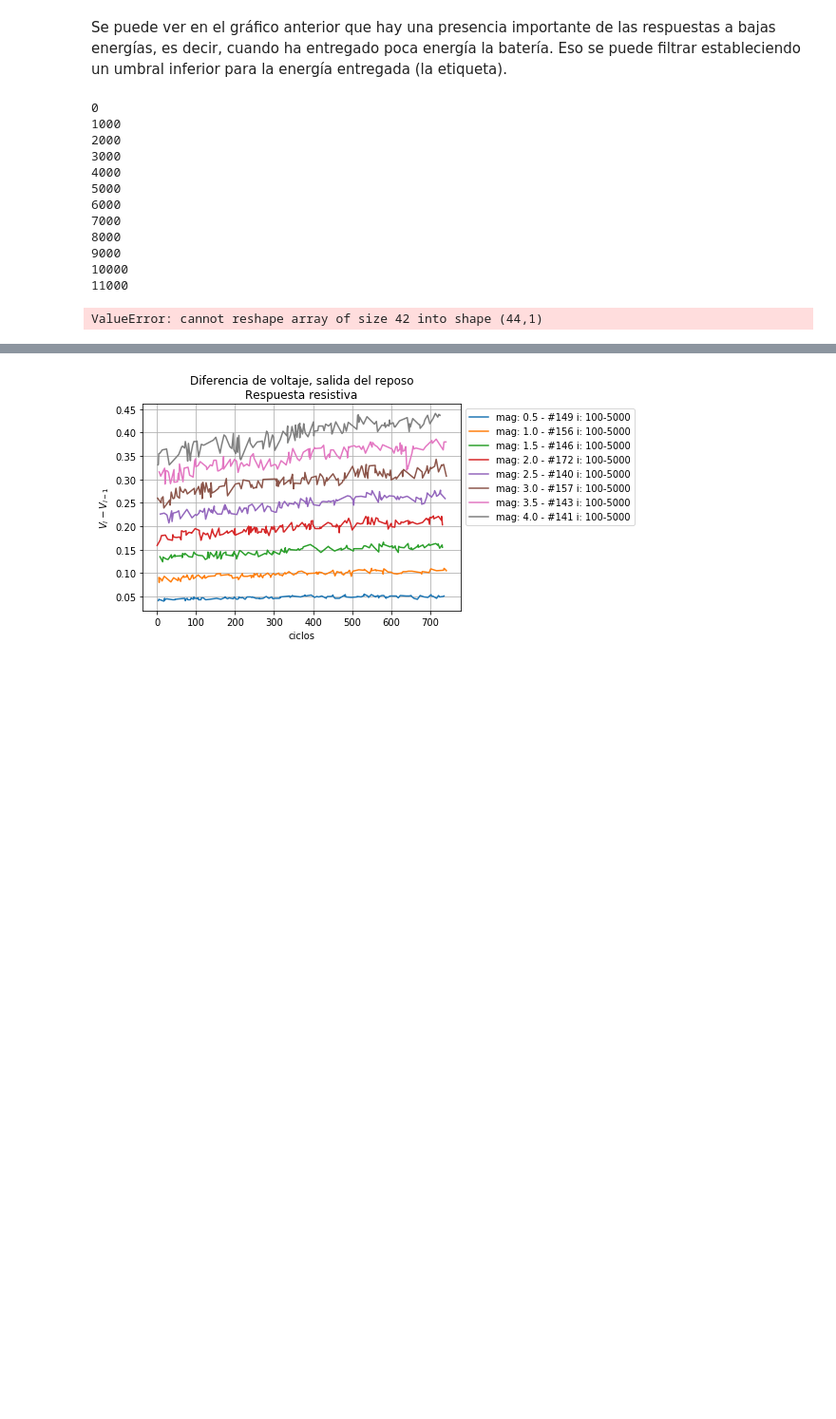
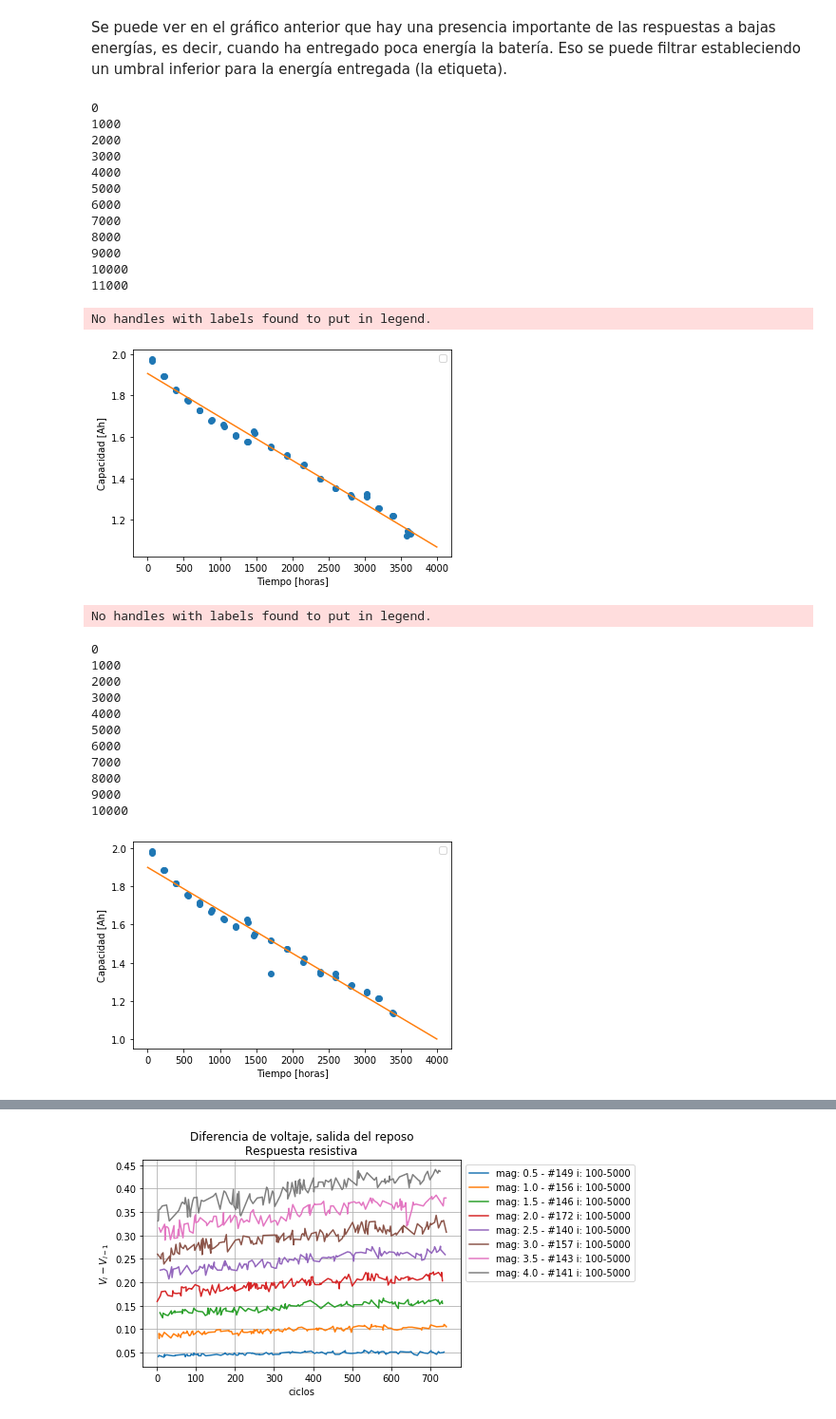
Before and after one commit to MartinVIllesca/Analisis_Baterias, a Jupyter notebook: notebooks/exploracion_cesar_2.ipynb, the cells around one changed output, grey strips where cells are left out. Shown at 95% size. Saved outputs shown, nothing was run; the diff lists cells and outputs as text; code cells hidden in the pictures; blank space fills up the shorter version.

```diff
--- a/notebooks/exploracion_cesar_2.ipynb
+++ b/notebooks/exploracion_cesar_2.ipynb
@@ -755,7 +755,7 @@ def potencia_instantanea_salto(arr_voltaje, arr_corriente, limite=10):
 def ChangeLabel(Data, n):
     maxi = max(Data)
     mini = min(Data)
-    size = max(Data)/n
+    size = maxi/n
     labels = [int((i-mini)/size)+1 for i in Data]
     return labels
 
@@ -854,11 +854,12 @@ df_2["F8"] = np.round(df_2["F7"].values/df_2["Mag_rel"].values,3)
 df_2["F9"] = np.round(df_2["F7"].values/df_2["Mag_rel_abs"].values,3)
 #Cambio de labels para etiquetar
 
-sep = 5
+sep = 8
 df["clase"] = ChangeLabel(df['ciclo'],sep)
 df_2["clase"] = ChangeLabel(df_2["ciclo"],sep)
 
 #print(df["F7"].values/df["Mag_rel"].values)
+#df.values[1393,:]
 df
 # %% [output]
 |  | ciclo | energia | magnitud | media | voltaje | corriente | temperatura | tiempo | temp_ini | ene_total | ... |
@@ -1138,6 +1382,12 @@ a = np.array([1, 2,3, 4,5,6,7,8])
 a = Mean_n(a,3)
 
 np.around(np.median([4,5])+0.1)
+# %%
+from sklearn.neural_network import MLPClassifier
+
+clf = MLPClassifier(solver='lbfgs', alpha=1e-5, hidden_layer_sizes=(5, 2), random_state=1)
+
+clf.fit(data_x, data_y)
 # %%
 from sklearn.preprocessing import LabelBinarizer
 ##Train
@@ -1393,9 +1643,9 @@ for k in t_descarga.keys():
 
 
 
-model_1 = LinearRegression().fit(np.reshape(T,(44,1)), np.reshape(energia_entregada,(44,1)))
+model_1 = LinearRegression().fit(np.reshape(T,(-1,1)), np.reshape(energia_entregada,(-1,1)))
 tt1 = np.arange(0,4000)
-val1 = model_1.predict(np.reshape(tt1,(len(tt1),1)))
+val1 = model_1.predict(np.reshape(tt1,(-1,1)))
 plt.plot(T,energia_entregada,'o',tt1,val1)
 #plt.scatter(T, energia_entregada, label='descarga', facecolor='none', s=88, edgecolors='b', alpha=0.8)
 plt.ylabel('Capacidad [Ah]')
@@ -1411,33 +1661,47 @@ t_descarga_2, v_descarga_2, c_descarga_2, temp_descarga_2, T_descarga_2 = carga_
 
 # integrar la descarga
 energia_entregada_2 = []
 T_2 = []
 for k in t_descarga_2.keys():
     energia_entregada_2.append(sum(c_descarga_2[k]) / 360)
     T_2.append(np.min(t_descarga[k]) / 3600)
 
 
 
-model_2 = LinearRegression().fit(np.reshape(T_2,(len(T_2),1)), np.reshape(energia_entregada_2,(len(energia_entregada_2),1)))
+model_2 = LinearRegression().fit(np.reshape(T_2,(-1,1)), np.reshape(energia_entregada_2,(-1,1)))
 tt2 = np.arange(0,4000)
-val2 = model_2.predict(np.reshape(tt2,(len(tt2),1)))
+val2 = model_2.predict(np.reshape(tt2,(-1,1)))
 plt.plot(T_2,energia_entregada_2,'o',tt2,val2)
 #plt.scatter(T, energia_entregada, label='descarga', facecolor='none', s=88, edgecolors='b', alpha=0.8)
 plt.ylabel('Capacidad [Ah]')
 plt.xlabel('Tiempo [horas]'),
 plt.legend()
 plt.show()
 # %% [output]
 0
 1000
 2000
 3000
 4000
 5000
 6000
 7000
 8000
 9000
 10000
 11000
-ValueError: cannot reshape array of size 42 into shape (44,1)
+No handles with labels found to put in legend.
+[figure, added]
+No handles with labels found to put in legend.
+0
+1000
+2000
+3000
+4000
+5000
+6000
+7000
+8000
+9000
+10000
+[figure, added]
```
Also changed, not shown: parts of 8 cells of this notebook.
